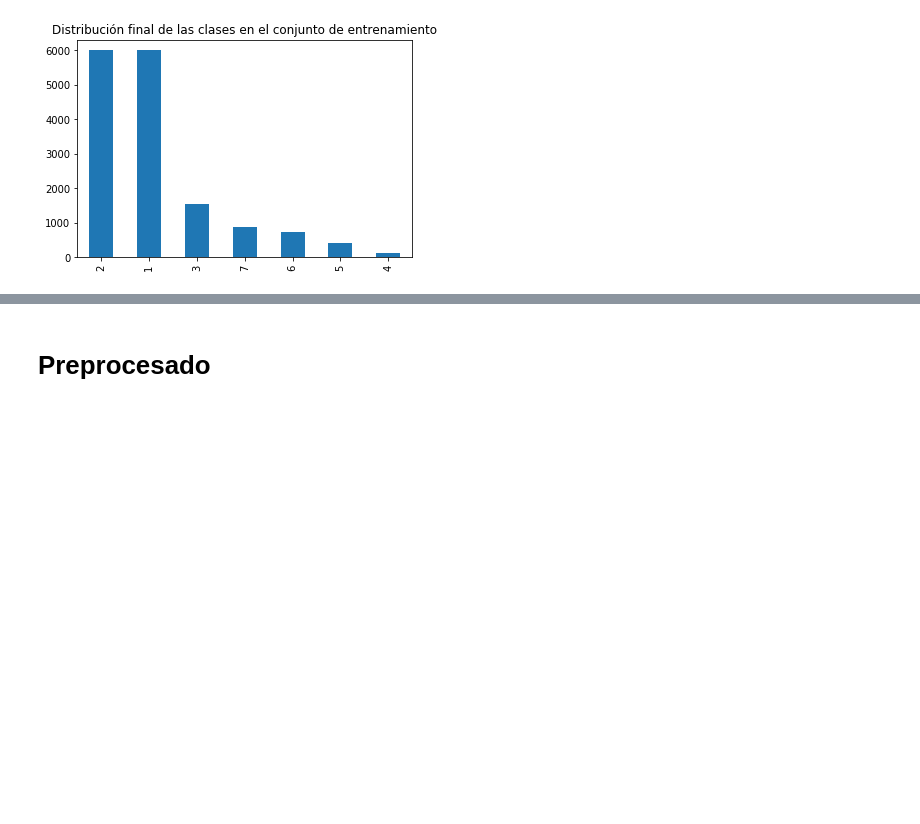
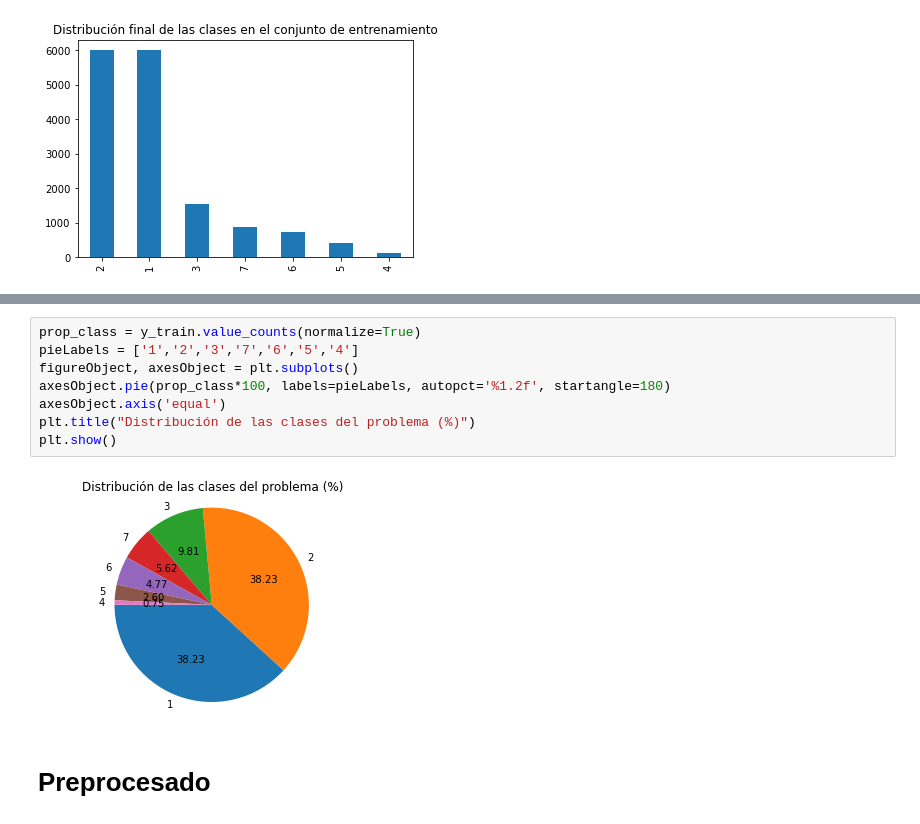
Before and after one commit to Ludvins/DGIIM_ProyectoAA, a Jupyter notebook: Proyecto.ipynb, the cells around one changed output, grey strips where cells are left out. Drawn from its saved outputs; the diff is of its cells as text; blank space fills up the shorter version.

```diff
--- a/Proyecto.ipynb
+++ b/Proyecto.ipynb
@@ -96,3 +107,13 @@ y_train.value_counts().plot(kind='bar', title='Distribución final de las clases
+# %%
+prop_class = y_train.value_counts(normalize=True)
+pieLabels = ['1','2','3','7','6','5','4']
+figureObject, axesObject = plt.subplots()
+axesObject.pie(prop_class*100, labels=pieLabels, autopct='%1.2f', startangle=180)
+axesObject.axis('equal')
+plt.title("Distribución de las clases del problema (%)")
+plt.show()
+# %% [output]
+[figure, added]
 # %% [markdown]
 # Preprocesado
 # %% [markdown]
```
Also changed, not shown: parts of 28 cells of this notebook, 1 other file.
